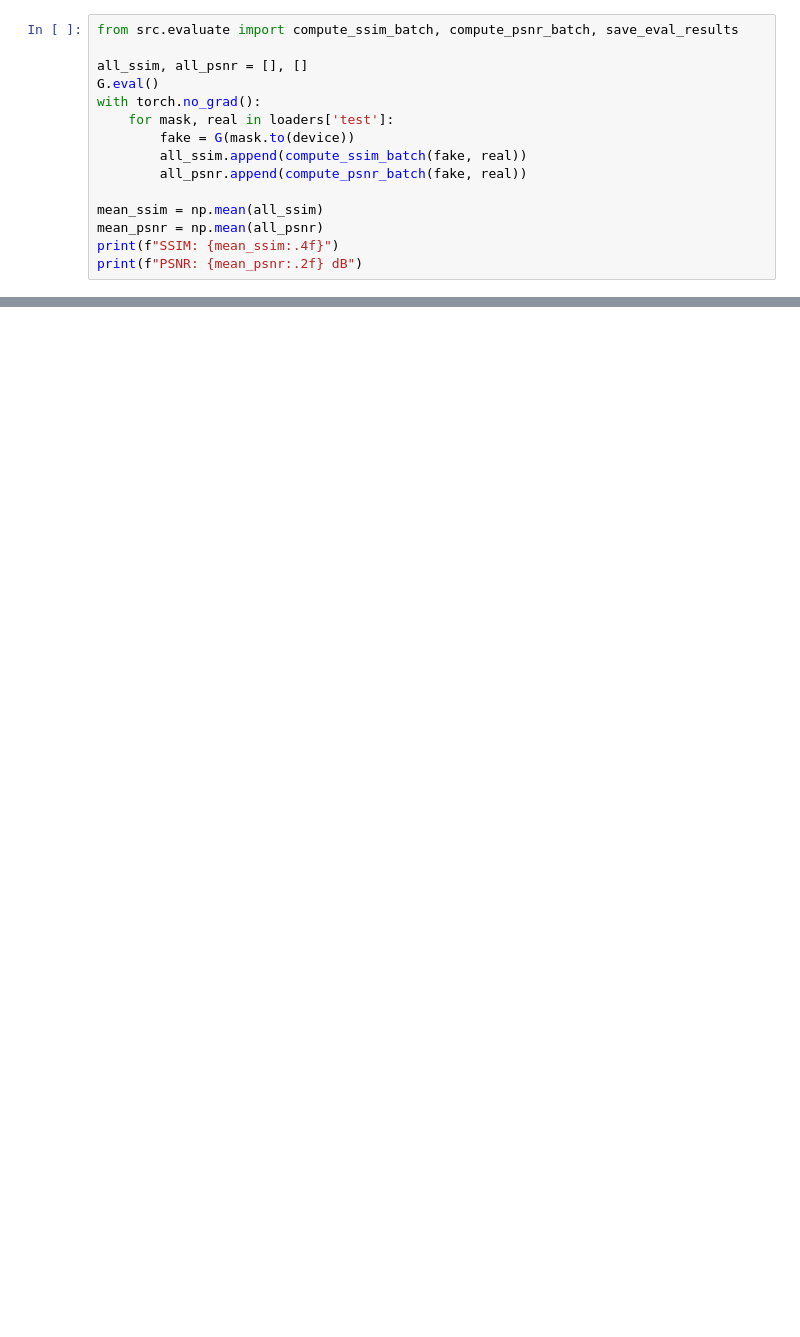
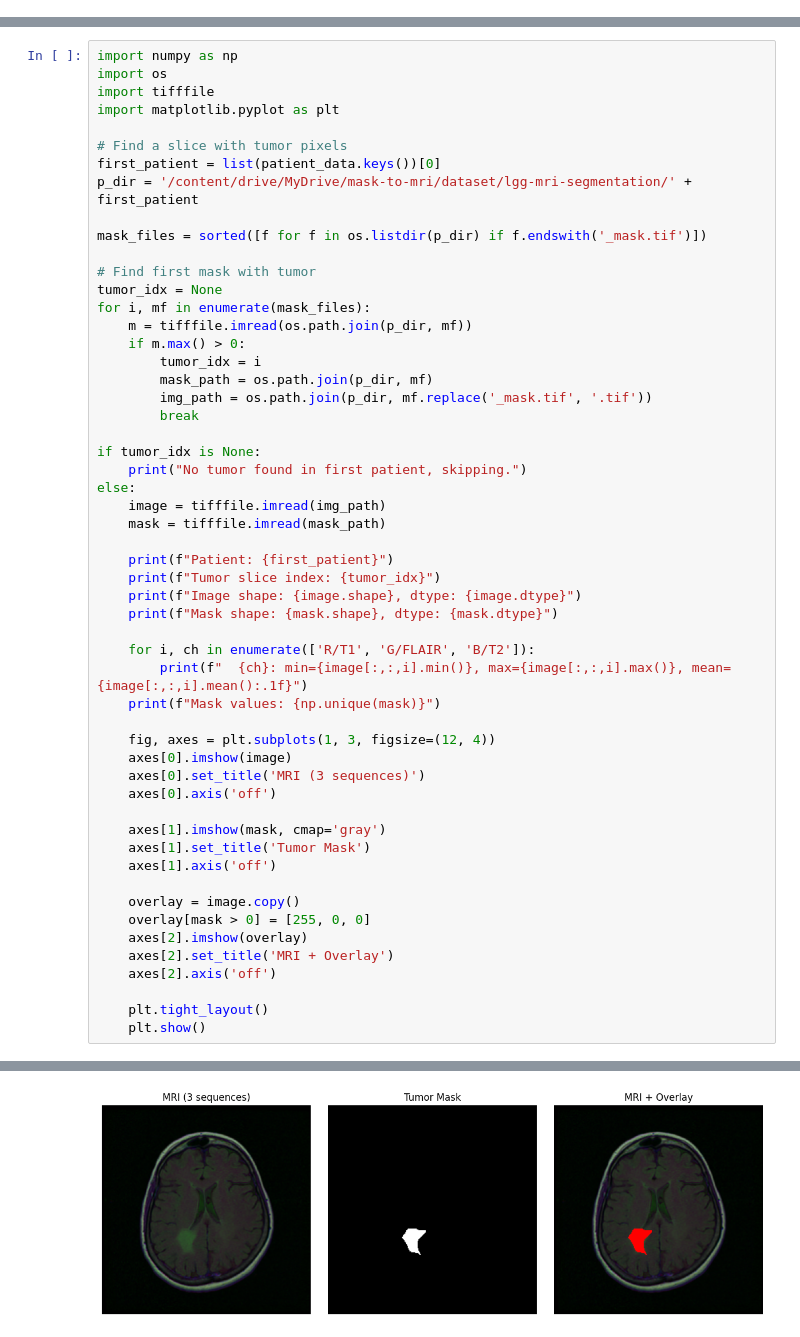
Before and after one commit to AmineAitLaamim/Mask-to-MRI, a Jupyter notebook: mask_to_mri.ipynb, the cells around one changed output, grey strips where cells are left out. Drawn from its saved outputs; the diff is of its cells as text; blank space fills up the shorter version.

```diff
--- a/mask_to_mri.ipynb
+++ b/mask_to_mri.ipynb
@@ -214,15 +0,0 @@ print(f"Saved {count} pairs → {syn_dir}")
-# %%
-from src.evaluate import compute_ssim_batch, compute_psnr_batch, save_eval_results
-
-all_ssim, all_psnr = [], []
-G.eval()
-with torch.no_grad():
-    for mask, real in loaders['test']:
-        fake = G(mask.to(device))
-        all_ssim.append(compute_ssim_batch(fake, real))
-        all_psnr.append(compute_psnr_batch(fake, real))
-
-mean_ssim = np.mean(all_ssim)
-mean_psnr = np.mean(all_psnr)
-print(f"SSIM: {mean_ssim:.4f}")
-print(f"PSNR: {mean_psnr:.2f} dB")
@@ -296,0 +123,55 @@ print("=" * 50)
+# %%
+import numpy as np
+import os
+import tifffile
+import matplotlib.pyplot as plt
+
+# Find a slice with tumor pixels
+first_patient = list(patient_data.keys())[0]
+p_dir = '/content/drive/MyDrive/mask-to-mri/dataset/lgg-mri-segmentation/' + first_patient
+
+mask_files = sorted([f for f in os.listdir(p_dir) if f.endswith('_mask.tif')])
+
+# Find first mask with tumor
+tumor_idx = None
+for i, mf in enumerate(mask_files):
+    m = tifffile.imread(os.path.join(p_dir, mf))
+    if m.max() > 0:
+        tumor_idx = i
+        mask_path = os.path.join(p_dir, mf)
+        img_path = os.path.join(p_dir, mf.replace('_mask.tif', '.tif'))
+        break
+
+if tumor_idx is None:
+    print("No tumor found in first patient, skipping.")
+else:
+    image = tifffile.imread(img_path)
+    mask = tifffile.imread(mask_path)
+
+    print(f"Patient: {first_patient}")
+    print(f"Tumor slice index: {tumor_idx}")
+    print(f"Image shape: {image.shape}, dtype: {image.dtype}")
+    print(f"Mask shape: {mask.shape}, dtype: {mask.dtype}")
+
+    for i, ch in enumerate(['R/T1', 'G/FLAIR', 'B/T2']):
+        print(f"  {ch}: min={image[:,:,i].min()}, max={image[:,:,i].max()}, mean={image[:,:,i].mean():.1f}")
+    print(f"Mask values: {np.unique(mask)}")
+
+    fig, axes = plt.subplots(1, 3, figsize=(12, 4))
+    axes[0].imshow(image)
+    axes[0].set_title('MRI (3 sequences)')
+    axes[0].axis('off')
+
+    axes[1].imshow(mask, cmap='gray')
+    axes[1].set_title('Tumor Mask')
+    axes[1].axis('off')
+
+    overlay = image.copy()
+    overlay[mask > 0] = [255, 0, 0]
+    axes[2].imshow(overlay)
+    axes[2].set_title('MRI + Overlay')
+    axes[2].axis('off')
+
+    plt.tight_layout()
+    plt.show()
+# %% [output]
@@ -296,0 +186 @@ print("=" * 50)
+[figure, added]
```
Also changed, not shown: parts of 55 cells of this notebook.
